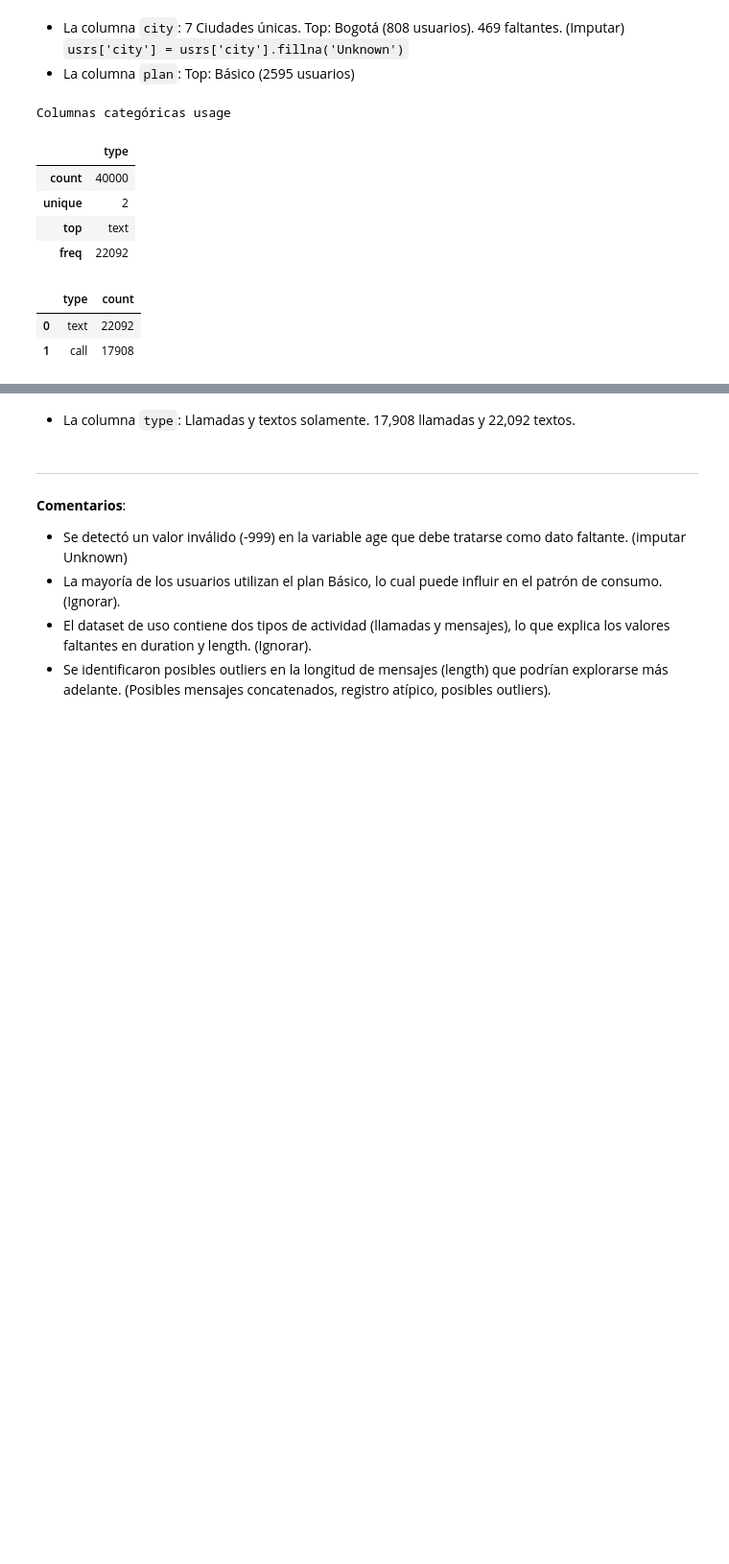
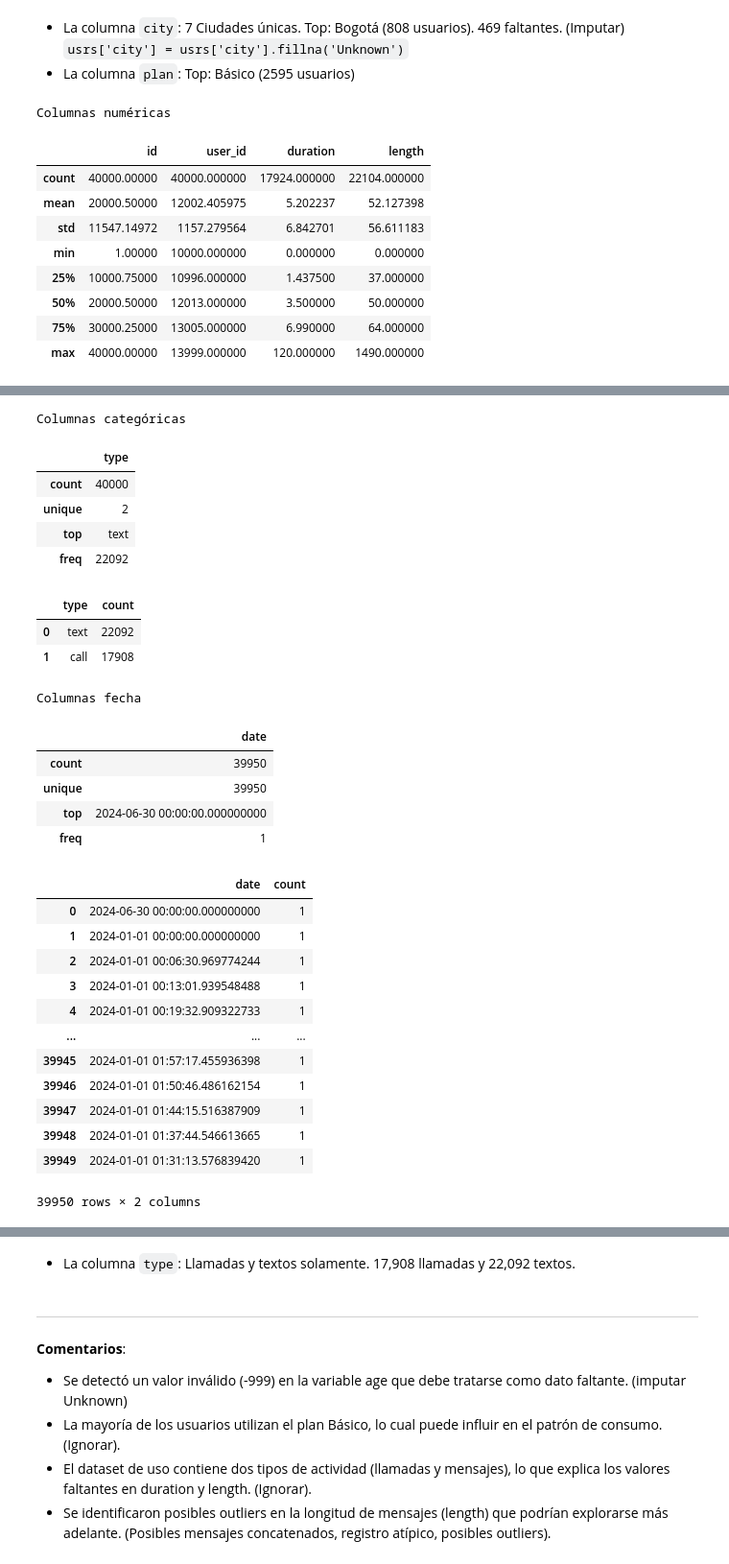
Before and after one commit to FithoGerardo/Analysis-of-a-telecommunications-company, a Jupyter notebook: Fitho_S7 Version-Estudiante-Project-ConnectaTel.ipynb, the cells around one changed output, grey strips where cells are left out. Shown at 96% size. Saved outputs shown, nothing was run; the diff lists cells and outputs as text; code cells hidden in the pictures; blank space fills up the shorter version.

```diff
--- a/Fitho_S7 Version-Estudiante-Project-ConnectaTel.ipynb
+++ b/Fitho_S7 Version-Estudiante-Project-ConnectaTel.ipynb
@@ -447,19 +454,16 @@ Columnas categóricas users
 # %% [markdown]
 - La columna `city`: 7 Ciudades únicas. Top: Bogotá (808 usuarios). 469 faltantes. (Imputar) `usrs['city'] = usrs['city'].fillna('Unknown')`
 - La columna `plan`: Top: Básico (2595 usuarios)
-# %%
-# Explorar columna categórica de usage
-print("Columnas categóricas usage")
-display(usge[usge_cat_cols].describe())
-print()
-display(usge[usge_cat_cols].value_counts().reset_index())
-# %% [output]
-Columnas categóricas usage
-|  | type |
-| count | 40000 |
-| unique | 2 |
-| top | text |
-| freq | 22092 |
-|  | type | count |
-| 0 | text | 22092 |
-| 1 | call | 17908 |
+# %%
+df_describe_value_counts(usge, usge_cols)
+# %% [output]
+Columnas numéricas
+|  | id | user_id | duration | length |
+| count | 40000.00000 | 40000.000000 | 17924.000000 | 22104.000000 |
+| mean | 20000.50000 | 12002.405975 | 5.202237 | 52.127398 |
+| std | 11547.14972 | 1157.279564 | 6.842701 | 56.611183 |
+| min | 1.00000 | 10000.000000 | 0.000000 | 0.000000 |
+| 25% | 10000.75000 | 10996.000000 | 1.437500 | 37.000000 |
+| 50% | 20000.50000 | 12013.000000 | 3.500000 | 50.000000 |
+| 75% | 30000.25000 | 13005.000000 | 6.990000 | 64.000000 |
+| max | 40000.00000 | 13999.000000 | 120.000000 | 1490.000000 |
@@ -465,0 +487,28 @@ Columnas categóricas usage
+Columnas categóricas
+|  | type |
+| count | 40000 |
+| unique | 2 |
+| top | text |
+| freq | 22092 |
+|  | type | count |
+| 0 | text | 22092 |
+| 1 | call | 17908 |
+Columnas fecha
+|  | date |
+| count | 39950 |
+| unique | 39950 |
+| top | 2024-06-30 00:00:00.000000000 |
+| freq | 1 |
+|  | date | count |
+| 0 | 2024-06-30 00:00:00.000000000 | 1 |
+| 1 | 2024-01-01 00:00:00.000000000 | 1 |
+| 2 | 2024-01-01 00:06:30.969774244 | 1 |
+| 3 | 2024-01-01 00:13:01.939548488 | 1 |
+| 4 | 2024-01-01 00:19:32.909322733 | 1 |
+| ... | ... | ... |
+| 39945 | 2024-01-01 01:57:17.455936398 | 1 |
+| 39946 | 2024-01-01 01:50:46.486162154 | 1 |
+| 39947 | 2024-01-01 01:44:15.516387909 | 1 |
+| 39948 | 2024-01-01 01:37:44.546613665 | 1 |
+| 39949 | 2024-01-01 01:31:13.576839420 | 1 |
+39950 rows × 2 columns
```
Also changed, not shown: parts of 16 cells of this notebook.
